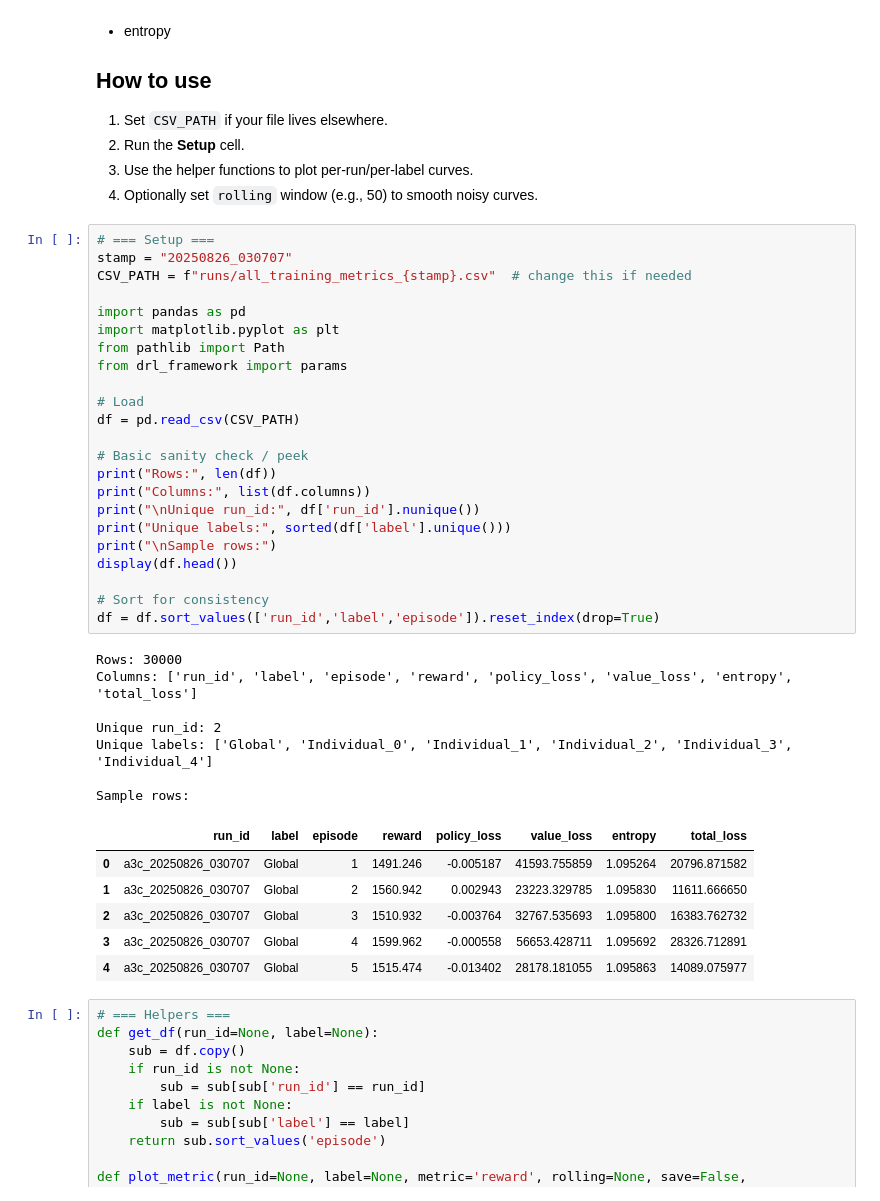
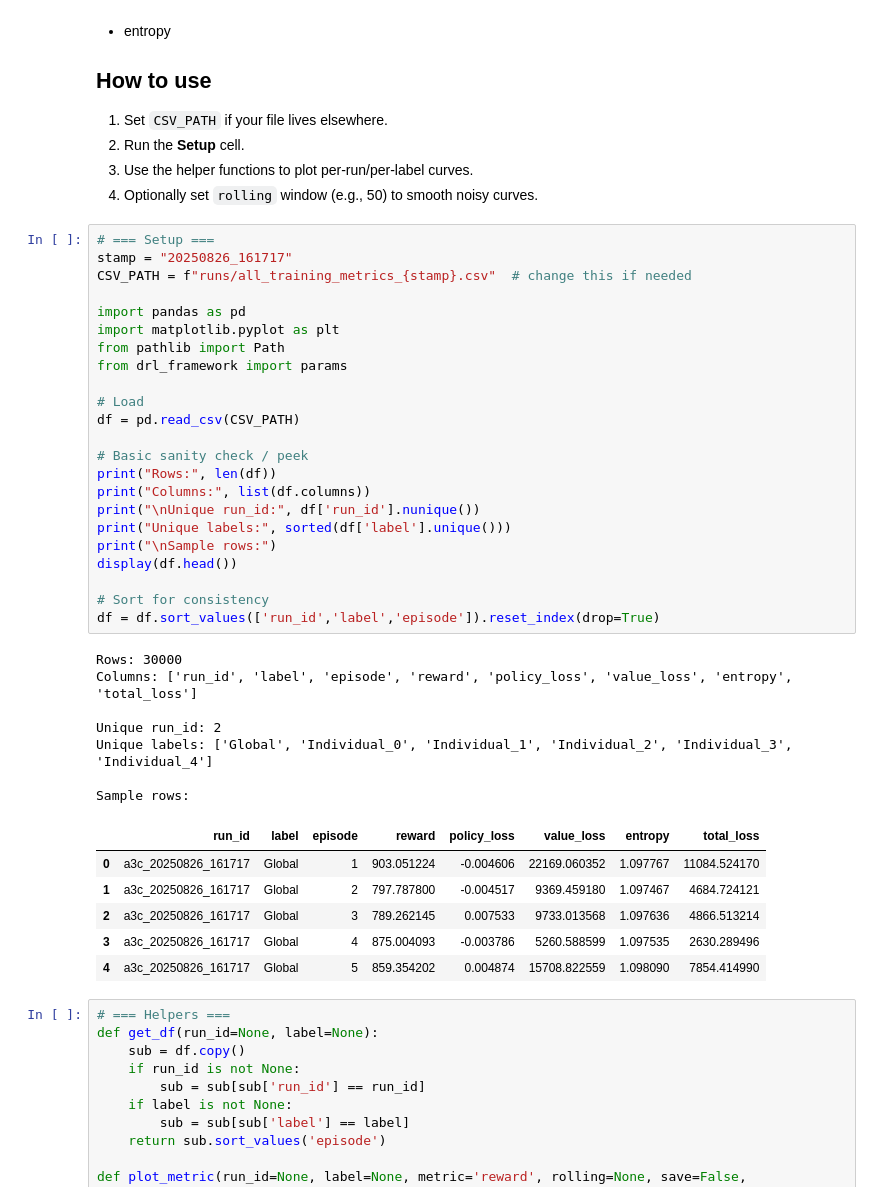
Before and after one commit to crazytb/uav_a3c, a Jupyter notebook: main_training_metrics_analysis.ipynb, the cells around one changed output. Drawn from its saved outputs; the diff is of its cells as text.

```diff
--- a/main_training_metrics_analysis.ipynb
+++ b/main_training_metrics_analysis.ipynb
@@ -14,41 +14,41 @@ This notebook loads `runs/all_training_metrics.csv` (the master log you created
 4. Optionally set `rolling` window (e.g., 50) to smooth noisy curves.
 # %%
 # === Setup ===
-stamp = "20250826_030707"
+stamp = "20250826_161717"
 CSV_PATH = f"runs/all_training_metrics_{stamp}.csv"  # change this if needed
 
 import pandas as pd
 import matplotlib.pyplot as plt
 from pathlib import Path
 from drl_framework import params
 
 # Load
 df = pd.read_csv(CSV_PATH)
 
 # Basic sanity check / peek
 print("Rows:", len(df))
 print("Columns:", list(df.columns))
 print("\nUnique run_id:", df['run_id'].nunique())
 print("Unique labels:", sorted(df['label'].unique()))
 print("\nSample rows:")
 display(df.head())
 
 # Sort for consistency
 df = df.sort_values(['run_id','label','episode']).reset_index(drop=True)
 # %% [output]
 Rows: 30000
 Columns: ['run_id', 'label', 'episode', 'reward', 'policy_loss', 'value_loss', 'entropy', 'total_loss']
 
 Unique run_id: 2
 Unique labels: ['Global', 'Individual_0', 'Individual_1', 'Individual_2', 'Individual_3', 'Individual_4']
 
 Sample rows:
 |  | run_id | label | episode | reward | policy_loss | value_loss | entropy | total_loss |
-| 0 | a3c_20250826_030707 | Global | 1 | 1491.246 | -0.005187 | 41593.755859 | 1.095264 | 20796.871582 |
-| 1 | a3c_20250826_030707 | Global | 2 | 1560.942 | 0.002943 | 23223.329785 | 1.095830 | 11611.666650 |
-| 2 | a3c_20250826_030707 | Global | 3 | 1510.932 | -0.003764 | 32767.535693 | 1.095800 | 16383.762732 |
-| 3 | a3c_20250826_030707 | Global | 4 | 1599.962 | -0.000558 | 56653.428711 | 1.095692 | 28326.712891 |
-| 4 | a3c_20250826_030707 | Global | 5 | 1515.474 | -0.013402 | 28178.181055 | 1.095863 | 14089.075977 |
+| 0 | a3c_20250826_161717 | Global | 1 | 903.051224 | -0.004606 | 22169.060352 | 1.097767 | 11084.524170 |
+| 1 | a3c_20250826_161717 | Global | 2 | 797.787800 | -0.004517 | 9369.459180 | 1.097467 | 4684.724121 |
+| 2 | a3c_20250826_161717 | Global | 3 | 789.262145 | 0.007533 | 9733.013568 | 1.097636 | 4866.513214 |
+| 3 | a3c_20250826_161717 | Global | 4 | 875.004093 | -0.003786 | 5260.588599 | 1.097535 | 2630.289496 |
+| 4 | a3c_20250826_161717 | Global | 5 | 859.354202 | 0.004874 | 15708.822559 | 1.098090 | 7854.414990 |
 # %%
 # === Helpers ===
 def get_df(run_id=None, label=None):
```
Also changed, not shown: parts of 2 cells of this notebook, 5 other files.
